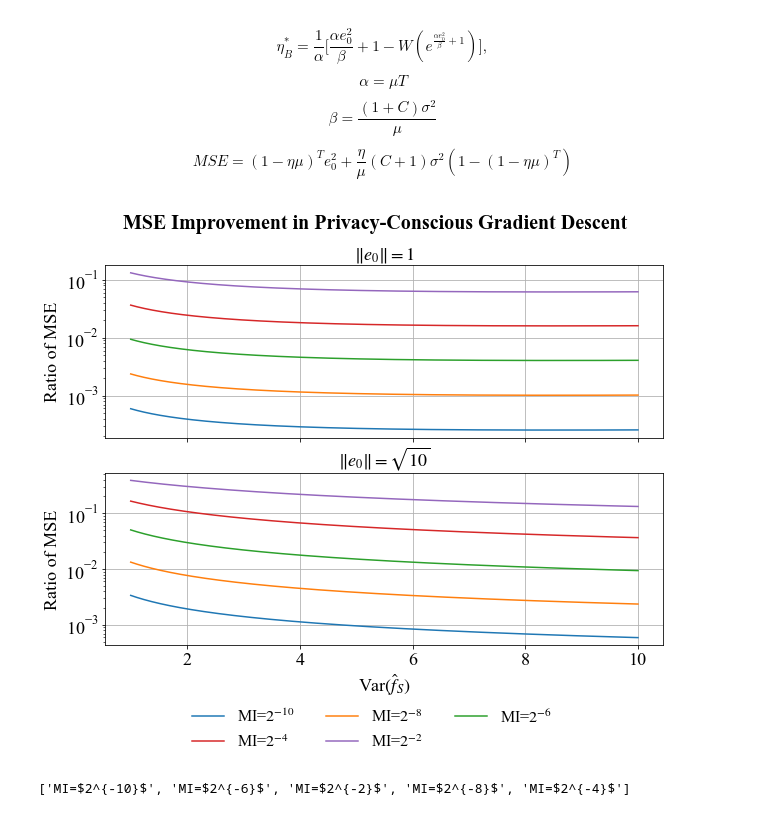
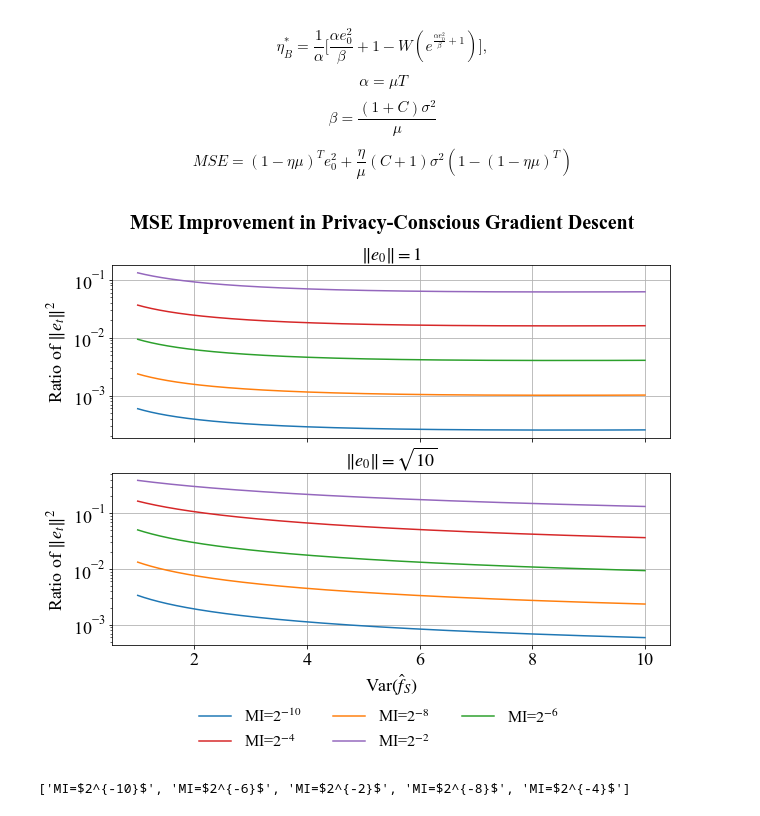
Before and after one commit to mayuri95/designing_for_privacy, a Jupyter notebook: pac_private_rr/snr graphs.ipynb, the cells around one changed output. Saved outputs shown, nothing was run; the diff lists cells and outputs as text; code cells hidden in the pictures.

```diff
--- a/pac_private_rr/snr graphs.ipynb
+++ b/pac_private_rr/snr graphs.ipynb
@@ -144,35 +144,35 @@ for e_ind, ax in enumerate(axes):
         xs = []
         ys = []
         for sigma_sq in [x/1000 for x in range(1000, 10000)]:
             step_size_default = solve_for_optimal_eta(mu, sigma_sq, e_0, 0)
 
             optimal_eta = solve_for_optimal_eta(mu, sigma_sq, e_0, C)
             if np.isinf(optimal_eta):
                 continue
             optimal_mse = mse_gd(optimal_eta, mu, e_0, C, sigma_sq)
             default_mse = mse_gd(step_size_default, mu, e_0, C, sigma_sq)
             xs.append(sigma_sq)
             ys.append(optimal_mse/default_mse)
         ax.plot(xs, ys, label=f'MI={labels[ind]}')
     ax.grid(True)
     ax.tick_params(axis='both', labelsize=18)
-    ax.set_ylabel("Ratio of MSE", fontsize=18)
+    ax.set_ylabel("Ratio of $\Vert e_t \Vert^2$", fontsize=18)
     ax.set_yscale('log')
 
     ax.set_title(titles[e_ind], fontsize=18)
 ax.set_xlabel(r"$\mathdefault{Var}(\hat{f}_S)$", fontsize=18)
 
 plt.subplots_adjust(hspace=0.2)
 handles, labels = ax.get_legend_handles_labels()
 
 
 legend_rowwise(3, loc=2, bbox_to_anchor=(0.13, -0.28), prop={'size': 16}, frameon=False)
 
 # lgd = fig.legend(handles, labels, ncol=3, loc=2, prop={'size': 16}, bbox_to_anchor=(0.24, 0.01), frameon=False)
 plt.suptitle("MSE Improvement in Privacy-Conscious Gradient Descent", fontsize=20, fontweight="bold")
 plt.savefig('../figs/sigma_sq_to_mse.pdf',  bbox_inches = "tight")
 # %% [output]
-[figure, old version]
+[figure, new version]
 # %%
 labels
 # %% [output]
```
Also changed, not shown: parts of 3 cells of this notebook, 1 other file.
